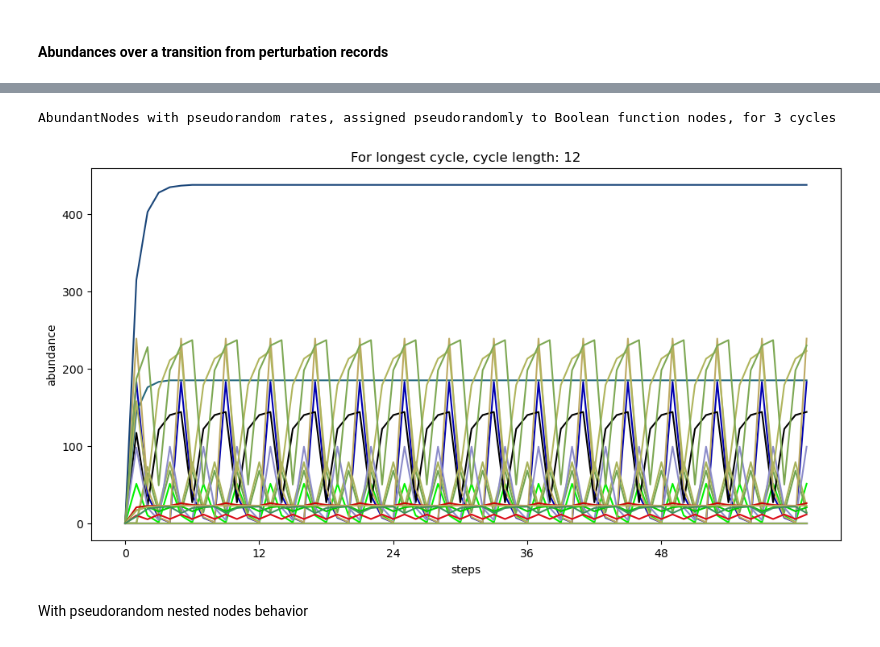
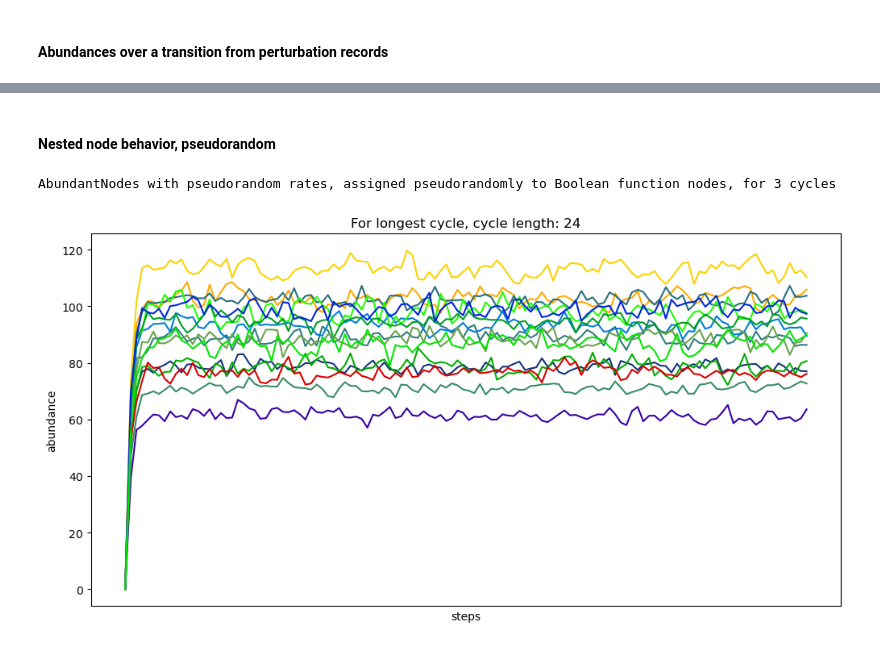
Before and after one commit to AlanBeem/OOP_BooleanNetwork_Abundances_miRNA, a Jupyter notebook: abundant_main.ipynb, the cells around one changed output, grey strips where cells are left out. Saved outputs shown, nothing was run; the diff lists cells and outputs as text; code cells hidden in the pictures.

```diff
--- a/abundant_main.ipynb
+++ b/abundant_main.ipynb
@@ -83,0 +97,9 @@ With different parameters for averaging nested node behavior
+# %%
+abun_bn_app_3 = AbundantBooleanNetwork(1, [1], 2, 400, 0)  # these values are replaced
+abun_bn_app_3.from_boolean_network(net_selection[0])  # with copy from net_selection
+# abun_bn_app_2.add_abundant_nodes(15)
+for i in range(2, 17):
+    abun_bn_app_3.add_nested_nodes(1, 8, False, i)
+abun_bn_app_3.bn_collapsed_cycles.sort_cycle_records_by_cycle_length()
+for each_node in abun_bn_app_3.get_all_abundant_nodes():
+    each_node.random_setup(abun_bn_app_3.longest_cycle_length())
@@ -84,24 +138,20 @@ With different parameters for averaging nested node behavior
+# %% [markdown]
+#### Nested node behavior, pseudorandom
 # %%
-abun_bn_app_2 = AbundantBooleanNetwork(1, [1], 2, 400, 0)  # these values are replaced
-abun_bn_app_2.from_boolean_network(net_selection[0])  # with copy from net_selection
-abun_bn_app_2.add_abundant_nodes(15)
-abun_bn_app_2.add_nested_nodes(5, 11, False, 3)
-abun_bn_cycle_lengths = abun_bn_app_2.get_avg_cycle_length()
-for each_node in abun_bn_app_2.get_all_abundant_nodes():
-    each_node.random_setup(int(np.average(abun_bn_cycle_lengths)))
+abun_bn_app_4 = AbundantBooleanNetwork(1, [1], 2, 400, 0)  # these values are replaced
+abun_bn_app_4.from_boolean_network(net_selection[0])  # with construction from net_selection
+# abun_bn_app_2.add_abundant_nodes(15)  # abun_bn_app_2.add_nested_nodes(5, 4, True, SystemRandom().randint(3,11))
+for _ in range(15):
+    abun_bn_app_4.add_nested_nodes(1, 16, True, SystemRandom().randint(1,128))
+for each_node in abun_bn_app_4.get_all_abundant_nodes():
+    each_node.random_setup(abun_bn_app_4.get_avg_cycle_length())
 print("AbundantNodes with pseudorandom rates, assigned pseudorandomly to Boolean function nodes, for 3 cycles")
-abun_bn_app_2.bn_collapsed_cycles.sort_cycle_records_by_cycle_length()
-abun_bn_app_2.animate_boolean_states_list(abun_bn_app_2.bn_collapsed_cycles.cycle_records[0], 5, True)
-cycle_length = abun_bn_app_2.longest_cycle_length()
-plot_abundances(abun_bn_app_2.current_abundances_list, "For longest cycle, cycle length: " + str(cycle_length), bv_colors, True, [], None, None, [12, 6], [cycle_length * c_i for c_i in range(int(len(abun_bn_app_2.current_abundances_list) / cycle_length))])
-# abun_bn_app_2.bn_collapsed_cycles.sort_cycle_records_by_num_observations()
-# abun_bn_app_2.animate_boolean_states_list(abun_bn_app_2.bn_collapsed_cycles.cycle_records[0], 5, True)
-# cycle_length = len(abun_bn_app_2.bn_collapsed_cycles.cycle_records[0])
-# plot_abundances(abun_bn_app_2.current_abundances_list, "For most-observed cycle, cycle index: 0", bv_colors, True, [], None, None, [12, 6], [cycle_length * c_i for c_i in range(int(len(abun_bn_app_2.current_abundances_list) / cycle_length) + 1)])
-# abun_bn_app_2.animate_boolean_states_list(abun_bn_app_2.bn_collapsed_cycles.cycle_records[-1], 5, True)
-# plot_abundances(abun_bn_app_2.current_abundances_list, "For least-observed cycle, cycle index: " + str(len(abun_bn_app_2.bn_collapsed_cycles) - 1), bv_colors, True, [], None, None, [12, 6], [cycle_length * c_i for c_i in range(int(len(abun_bn_app_2.current_abundances_list) / cycle_length))])
+abun_bn_app_4.bn_collapsed_cycles.sort_cycle_records_by_cycle_length()
+abun_bn_app_4.animate_boolean_states_list(abun_bn_app_4.bn_collapsed_cycles.cycle_records[0], 5, True)
+cycle_length = abun_bn_app_4.longest_cycle_length()
+plot_abundances(abun_bn_app_4.current_abundances_list, "For longest cycle, cycle length: " + str(cycle_length),
+                bv_colors, True, [], None, None, [12, 6],
+                [cycle_length * c_i for c_i in range(int(len(abun_bn_app_2.current_abundances_list) / cycle_length))])
 # %% [output]
 AbundantNodes with pseudorandom rates, assigned pseudorandomly to Boolean function nodes, for 3 cycles
-[figure, old version]
+[figure, new version]
-# %% [markdown]
-With pseudorandom nested nodes behavior
```
Also changed, not shown: parts of 11 cells of this notebook, 14 other files.
